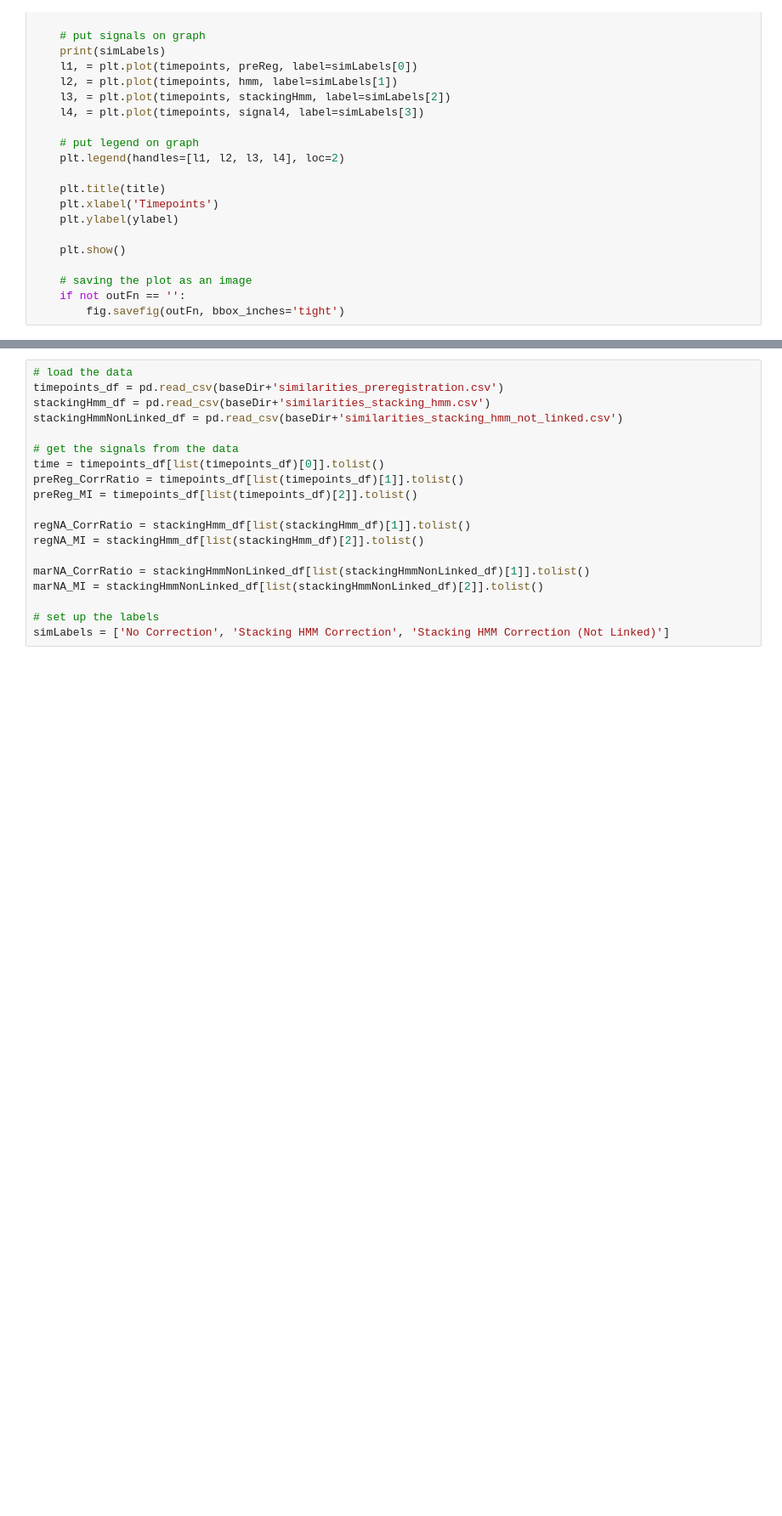
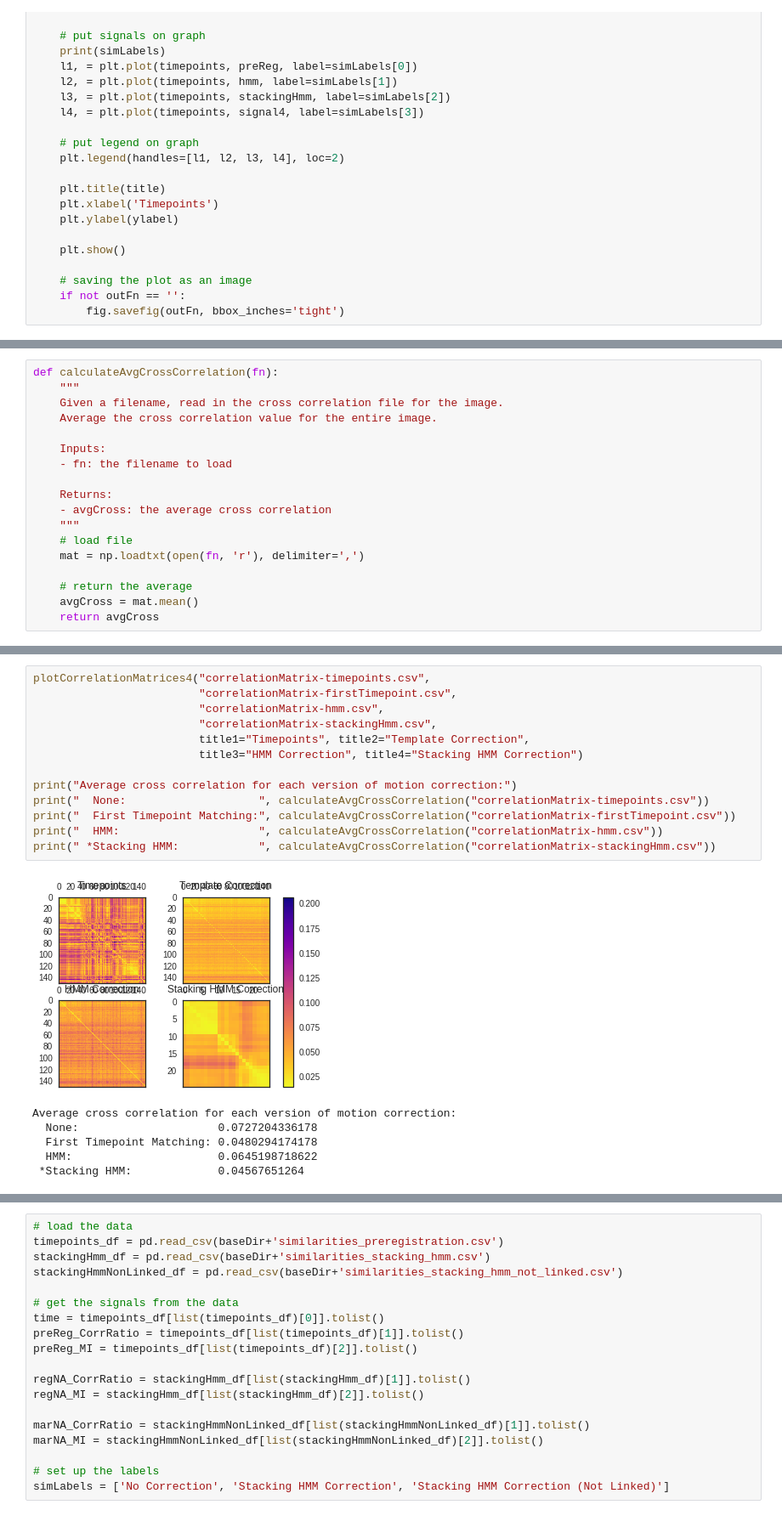
Before and after one commit to jmschabdach/markov-movement-correction, a Jupyter notebook: figureGeneration.ipynb, the cells around one changed output, grey strips where cells are left out. Shown: that part at 85% size. Drawn from its saved outputs; the diff is of its cells as text; blank space fills up the shorter version.

```diff
--- a/figureGeneration.ipynb
+++ b/figureGeneration.ipynb
@@ -117,0 +258,18 @@ def plotTimeseriesSimilarities(timepoints, preReg,
+# %%
+def calculateAvgCrossCorrelation(fn):
+    """
+    Given a filename, read in the cross correlation file for the image.
+    Average the cross correlation value for the entire image.
+
+    Inputs:
+    - fn: the filename to load
+
+    Returns:
+    - avgCross: the average cross correlation
+    """
+    # load file
+    mat = np.loadtxt(open(fn, 'r'), delimiter=',')
+
+    # return the average
+    avgCross = mat.mean()
+    return avgCross
@@ -117,0 +289,20 @@ def plotTimeseriesSimilarities(timepoints, preReg,
+# %%
+plotCorrelationMatrices4("correlationMatrix-timepoints.csv",
+                         "correlationMatrix-firstTimepoint.csv",
+                         "correlationMatrix-hmm.csv",
+                         "correlationMatrix-stackingHmm.csv",
+                         title1="Timepoints", title2="Template Correction",
+                         title3="HMM Correction", title4="Stacking HMM Correction")
+
+print("Average cross correlation for each version of motion correction:")
+print("  None:                    ", calculateAvgCrossCorrelation("correlationMatrix-timepoints.csv"))
+print("  First Timepoint Matching:", calculateAvgCrossCorrelation("correlationMatrix-firstTimepoint.csv"))
+print("  HMM:                     ", calculateAvgCrossCorrelation("correlationMatrix-hmm.csv"))
+print(" *Stacking HMM:            ", calculateAvgCrossCorrelation("correlationMatrix-stackingHmm.csv"))
+# %% [output]
+[figure, added]
+Average cross correlation for each version of motion correction:
+  None:                     0.0727204336178
+  First Timepoint Matching: 0.0480294174178
+  HMM:                      0.0645198718622
+ *Stacking HMM:             0.04567651264
```
Also changed, not shown: parts of 8 cells of this notebook, 1 other file.
